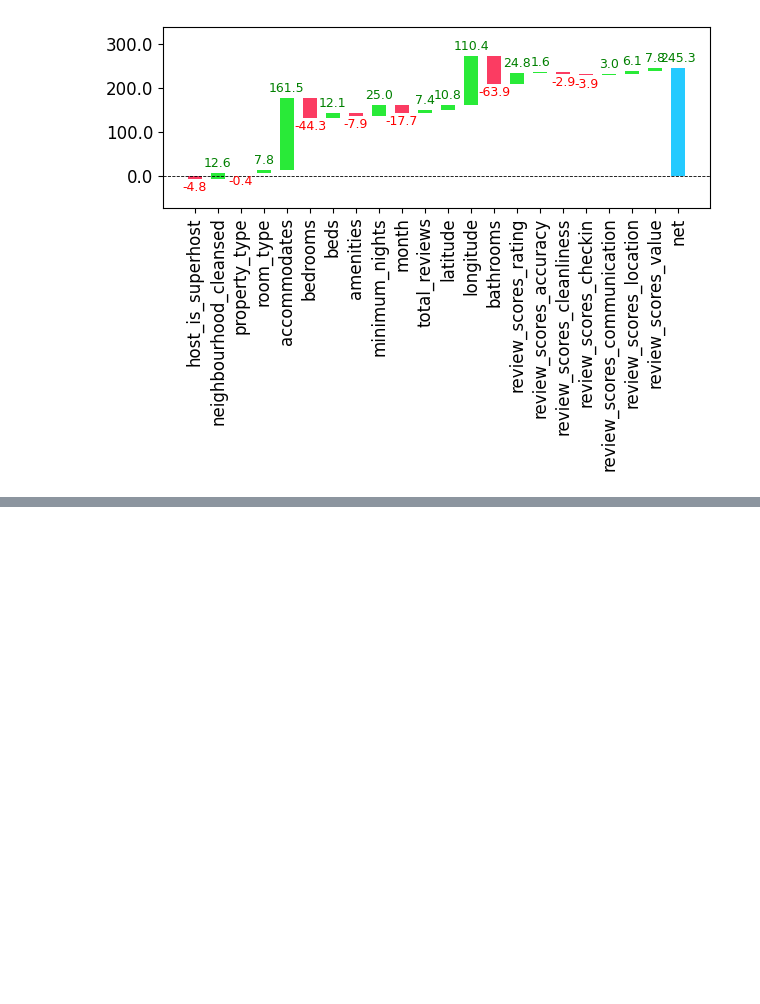
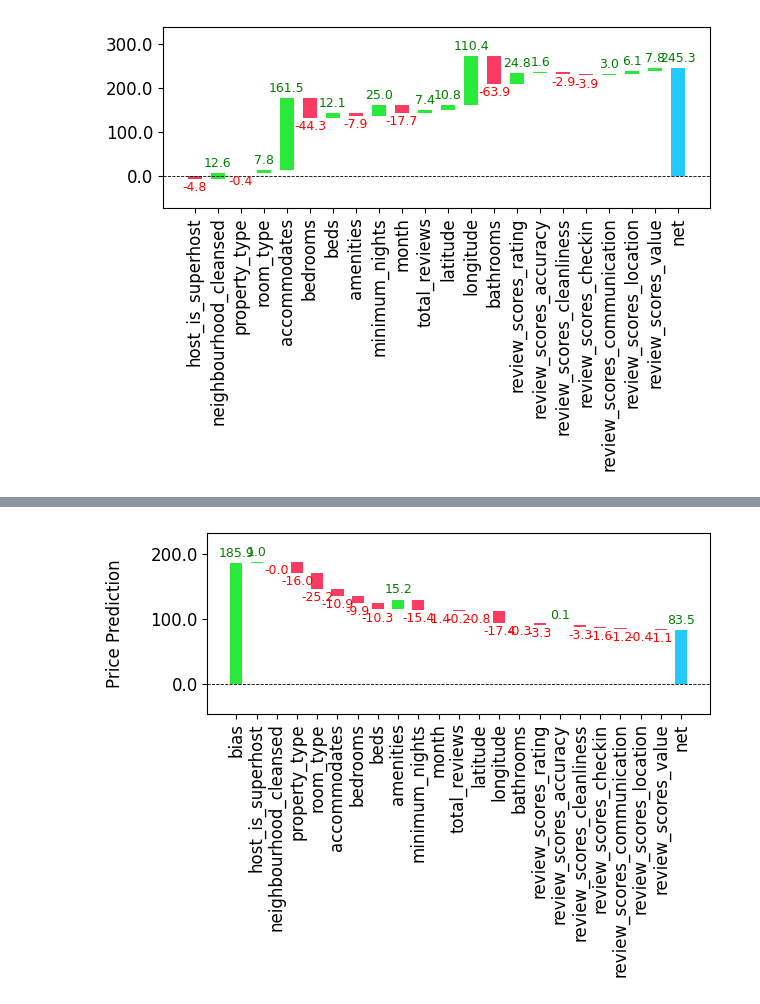
Before and after one commit to arvindsuresh-math/AirBnB-Price-Recommender, a Jupyter notebook: Naive_Random_Forests_for_NEW_AirBNB_NYC.ipynb, the cells around one changed output, grey strips where cells are left out. Drawn from its saved outputs; the diff is of its cells as text; code cells hidden in the pictures; blank space fills up the shorter version.

```diff
--- a/Naive_Random_Forests_for_NEW_AirBNB_NYC.ipynb
+++ b/Naive_Random_Forests_for_NEW_AirBNB_NYC.ipynb
@@ -308,0 +296,9 @@ wc.plot?
+# %%
+def super_waterfall_chart(valid_xs, bias, contributions, n):
+  combined_contributions = np.concatenate(([bias[n]], contributions[n]))
+  super_valid = pd.Index(['bias'])
+  super_valid = super_valid.append(valid_xs.copy().columns)
+  return wc.plot(super_valid, combined_contributions, threshold=None, rotation_value=90, formatting='{:,.1f}', y_lab='Price Prediction')
+# %%
+super_waterfall_chart(valid_xs_rf, bias, contributions, 0)
+# %% [output]
@@ -308,0 +306 @@ wc.plot?
+[figure, added]
```
Also changed, not shown: parts of 3 cells of this notebook.
